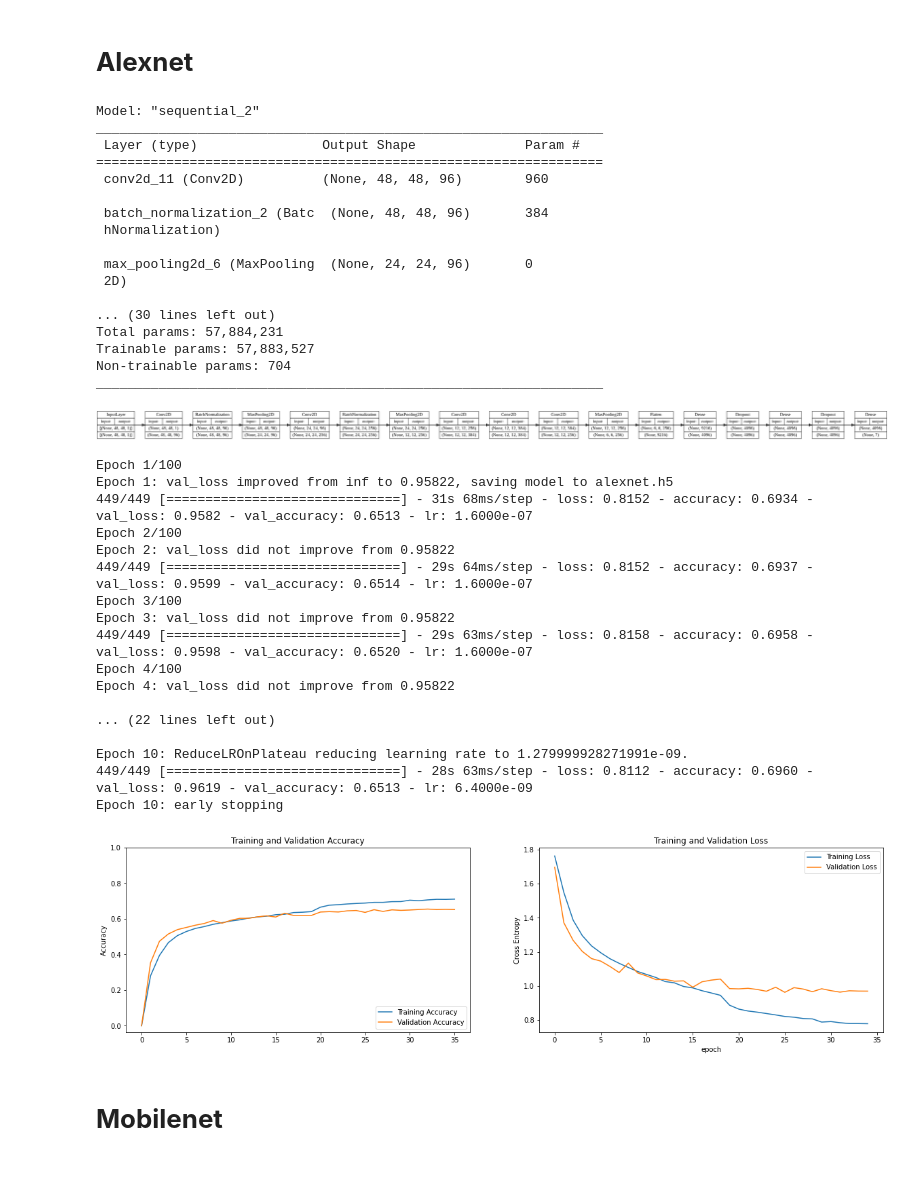
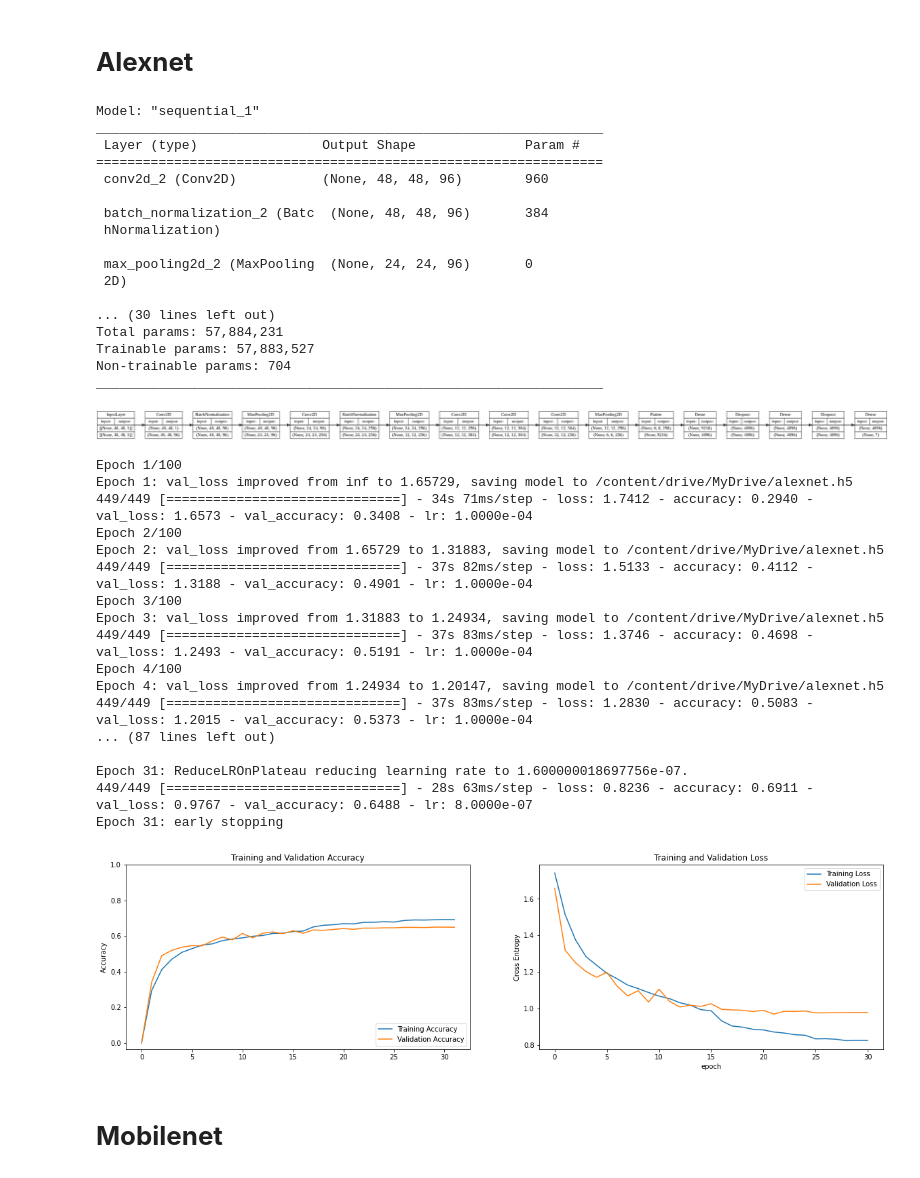
Before and after one commit to s-kp/CapstoneProject-FaceEmotionRecognition, a Jupyter notebook: FER_Notebook.ipynb, the cells around one changed output. Drawn from its saved outputs; the diff is of its cells as text; code cells hidden in the pictures.

```diff
--- a/FER_Notebook.ipynb
+++ b/FER_Notebook.ipynb
@@ -123,7 +132,7 @@ def callback_list(name, esp=9, lrp=3):
         the list of callbacks
     '''
     # Callback to save the Keras model or model weights at some frequency.
-    checkpoint = ModelCheckpoint(f"{name}.h5", monitor='val_loss', mode='min', save_best_only=True, verbose=1)
+    checkpoint = ModelCheckpoint(f"/content/drive/MyDrive/{name}.h5", monitor='val_loss', mode='min', save_best_only=True, verbose=1)
     # Stop training when a monitored metric has stopped improving.
     earlystop = EarlyStopping(monitor='val_loss', min_delta=0, patience=esp, verbose=1, restore_best_weights=True)
     # Reduce learning rate when a metric has stopped improving.
@@ -137,11 +146,9 @@ def callback_list(name, esp=9, lrp=3):
 def plots(history):
     ''' Defining a function to Plot the accuracy and loss
     Arguments:
-        name -- name of the model
-        esp -- early stopping patience
-        lrp -- reduce learning rate patience
+        model.history
     Returns:
-        the list of callbacks
+        plots of accuracy and loss for train and validation data
     '''
     acc = [0.] + history.history['accuracy']
     val_acc = [0.] + history.history['val_accuracy']
@@ -261,21 +269,21 @@ alexnet = Sequential([# The first block with 1 conv
                       Dense(7, activation='softmax')])
 
 # Compiling the model
-alexnet.compile(loss='categorical_crossentropy', optimizer=opt, metrics=['accuracy'])
+alexnet.compile(loss='categorical_crossentropy', optimizer=Adam(learning_rate=0.0001, decay=1e-6), metrics=['accuracy'])
 
 # checking summary
 alexnet.summary()
 # %% [output]
-Model: "sequential_2"
+Model: "sequential_1"
 _________________________________________________________________
  Layer (type)                Output Shape              Param #
 =================================================================
- conv2d_11 (Conv2D)          (None, 48, 48, 96)        960
+ conv2d_2 (Conv2D)           (None, 48, 48, 96)        960
 
  batch_normalization_2 (Batc  (None, 48, 48, 96)       384
  hNormalization)
 
- max_pooling2d_6 (MaxPooling  (None, 24, 24, 96)       0
+ max_pooling2d_2 (MaxPooling  (None, 24, 24, 96)       0
  2D)
 
 ... (30 lines left out)
@@ -290,30 +298,30 @@ plot_model(alexnet, to_file='alexnet.png', show_shapes=True, rankdir='LR', show_
 [figure]
 # %%
 # Fitting the model
-history = alexnet.fit(train_data, validation_data=validation, epochs=100, callbacks=callback_list('alexnet'))
+alexnet_history = alexnet.fit(train_data, validation_data=validation, epochs=100, callbacks=callback_list('alexnet'))
 # %% [output]
 Epoch 1/100
-Epoch 1: val_loss improved from inf to 0.95822, saving model to alexnet.h5
-449/449 [==============================] - 31s 68ms/step - loss: 0.8152 - accuracy: 0.6934 - val_loss: 0.9582 - val_accuracy: 0.6513 - lr: 1.6000e-07
+Epoch 1: val_loss improved from inf to 1.65729, saving model to /content/drive/MyDrive/alexnet.h5
+449/449 [==============================] - 34s 71ms/step - loss: 1.7412 - accuracy: 0.2940 - val_loss: 1.6573 - val_accuracy: 0.3408 - lr: 1.0000e-04
 Epoch 2/100
-Epoch 2: val_loss did not improve from 0.95822
-449/449 [==============================] - 29s 64ms/step - loss: 0.8152 - accuracy: 0.6937 - val_loss: 0.9599 - val_accuracy: 0.6514 - lr: 1.6000e-07
+Epoch 2: val_loss improved from 1.65729 to 1.31883, saving model to /content/drive/MyDrive/alexnet.h5
+449/449 [==============================] - 37s 82ms/step - loss: 1.5133 - accuracy: 0.4112 - val_loss: 1.3188 - val_accuracy: 0.4901 - lr: 1.0000e-04
 Epoch 3/100
-Epoch 3: val_loss did not improve from 0.95822
-449/449 [==============================] - 29s 63ms/step - loss: 0.8158 - accuracy: 0.6958 - val_loss: 0.9598 - val_accuracy: 0.6520 - lr: 1.6000e-07
+Epoch 3: val_loss improved from 1.31883 to 1.24934, saving model to /content/drive/MyDrive/alexnet.h5
+449/449 [==============================] - 37s 83ms/step - loss: 1.3746 - accuracy: 0.4698 - val_loss: 1.2493 - val_accuracy: 0.5191 - lr: 1.0000e-04
 Epoch 4/100
-Epoch 4: val_loss did not improve from 0.95822
+Epoch 4: val_loss improved from 1.24934 to 1.20147, saving model to /content/drive/MyDrive/alexnet.h5
+449/449 [==============================] - 37s 83ms/step - loss: 1.2830 - accuracy: 0.5083 - val_loss: 1.2015 - val_accuracy: 0.5373 - lr: 1.0000e-04
+... (87 lines left out)
 
-... (22 lines left out)
-
-Epoch 10: ReduceLROnPlateau reducing learning rate to 1.279999928271991e-09.
-449/449 [==============================] - 28s 63ms/step - loss: 0.8112 - accuracy: 0.6960 - val_loss: 0.9619 - val_accuracy: 0.6513 - lr: 6.4000e-09
-Epoch 10: early stopping
+Epoch 31: ReduceLROnPlateau reducing learning rate to 1.600000018697756e-07.
+449/449 [==============================] - 28s 63ms/step - loss: 0.8236 - accuracy: 0.6911 - val_loss: 0.9767 - val_accuracy: 0.6488 - lr: 8.0000e-07
+Epoch 31: early stopping
 # %%
 # Plotting te accuracy and loss
-plots(history)
+plots(alexnet_history)
 # %% [output]
-[figure, old version]
+[figure, new version]
 # %% [markdown]
 <a name='2'></a>
 # **Mobilenet**
```
Also changed, not shown: parts of 32 cells of this notebook.
